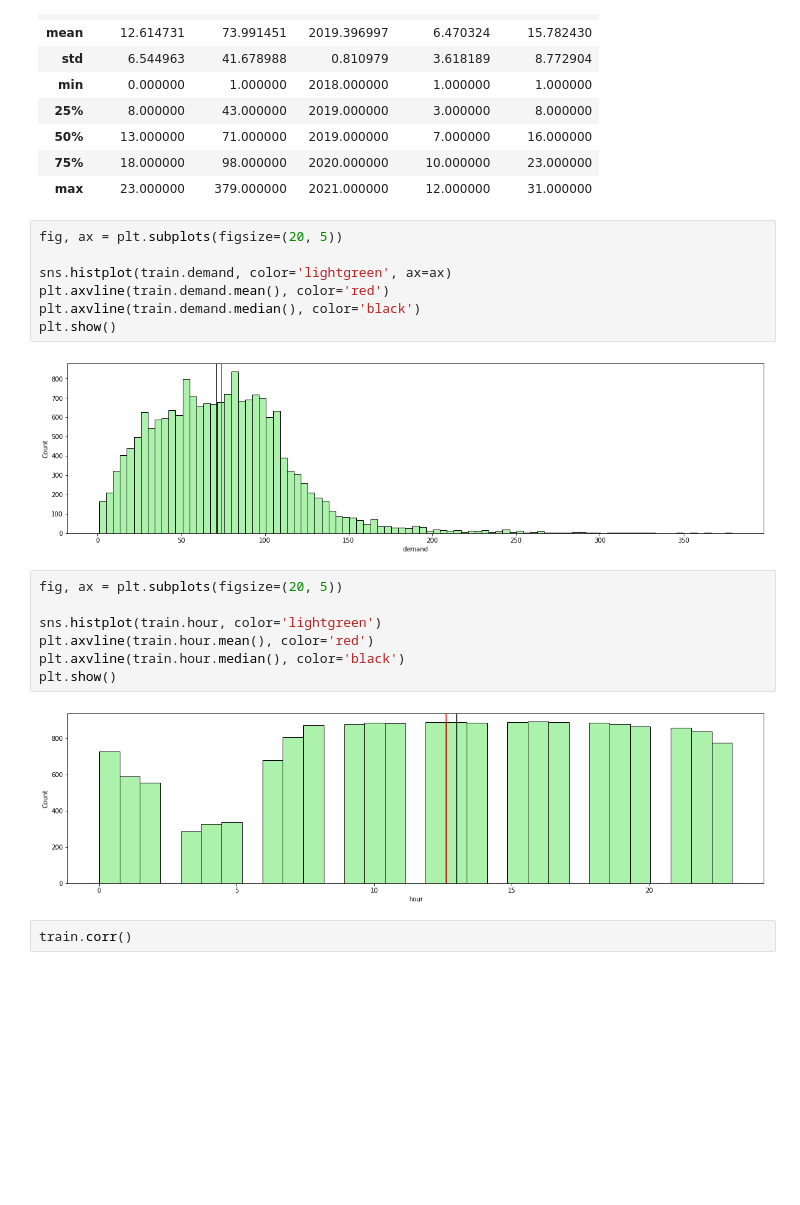
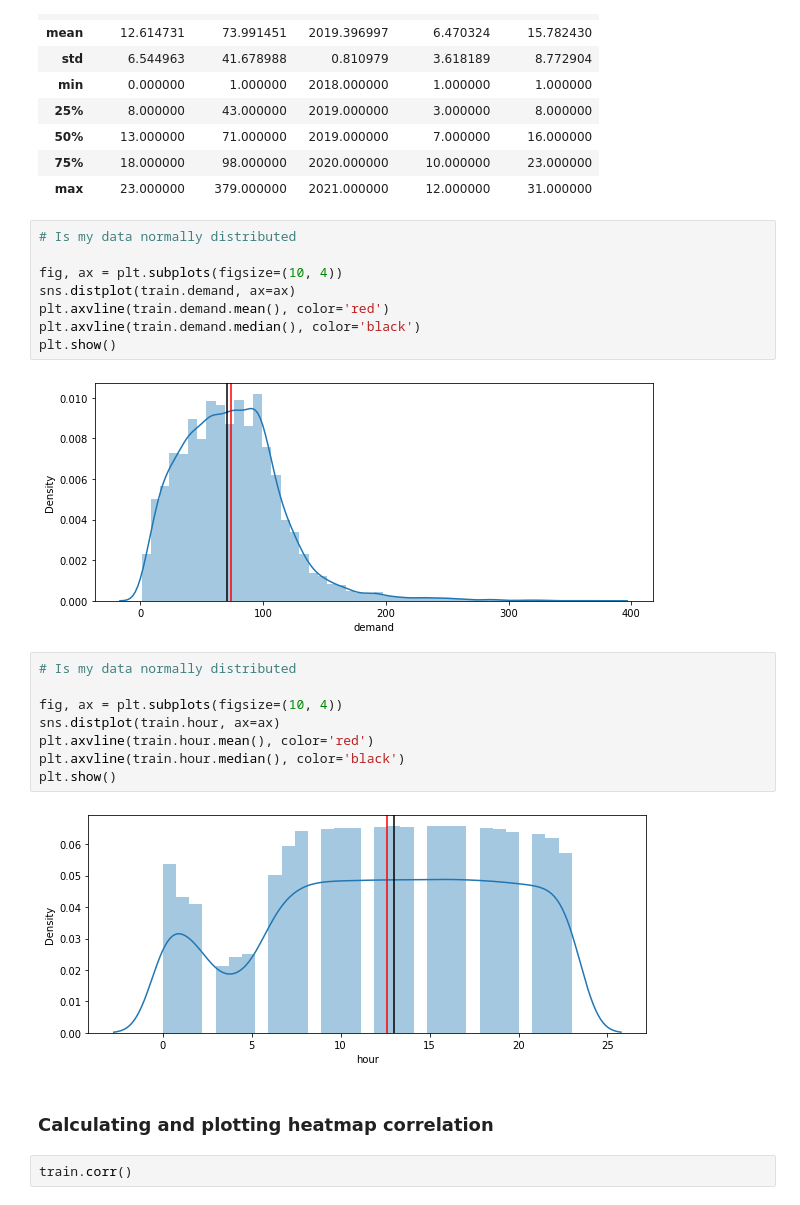
Before and after one commit to bhupeshmahara/analyticsvidhya, a Jupyter notebook: Car_Rental_Demand.ipynb, the cells around one changed output. Cells and saved outputs as stored; diff of their text form; blank space fills up the shorter version.

```diff
--- a/Car_Rental_Demand.ipynb
+++ b/Car_Rental_Demand.ipynb
@@ -66,23 +68,27 @@ train.describe()
 | 75% | 18.000000 | 98.000000 | 2020.000000 | 10.000000 | 23.000000 |
 | max | 23.000000 | 379.000000 | 2021.000000 | 12.000000 | 31.000000 |
 # %%
-fig, ax = plt.subplots(figsize=(20, 5))
+# Is my data normally distributed
 
-sns.histplot(train.demand, color='lightgreen', ax=ax)
+fig, ax = plt.subplots(figsize=(10, 4))
+sns.distplot(train.demand, ax=ax)
 plt.axvline(train.demand.mean(), color='red')
 plt.axvline(train.demand.median(), color='black')
 plt.show()
 # %% [output]
-[figure, old version]
+[figure, new version]
 # %%
-fig, ax = plt.subplots(figsize=(20, 5))
+# Is my data normally distributed
 
-sns.histplot(train.hour, color='lightgreen')
+fig, ax = plt.subplots(figsize=(10, 4))
+sns.distplot(train.hour, ax=ax)
 plt.axvline(train.hour.mean(), color='red')
 plt.axvline(train.hour.median(), color='black')
 plt.show()
 # %% [output]
-[figure, old version]
+[figure, new version]
+# %% [markdown]
+### __Calculating and plotting heatmap correlation__
 # %%
 train.corr()
 # %% [output]
```
Also changed, not shown: parts of 22 cells of this notebook.
